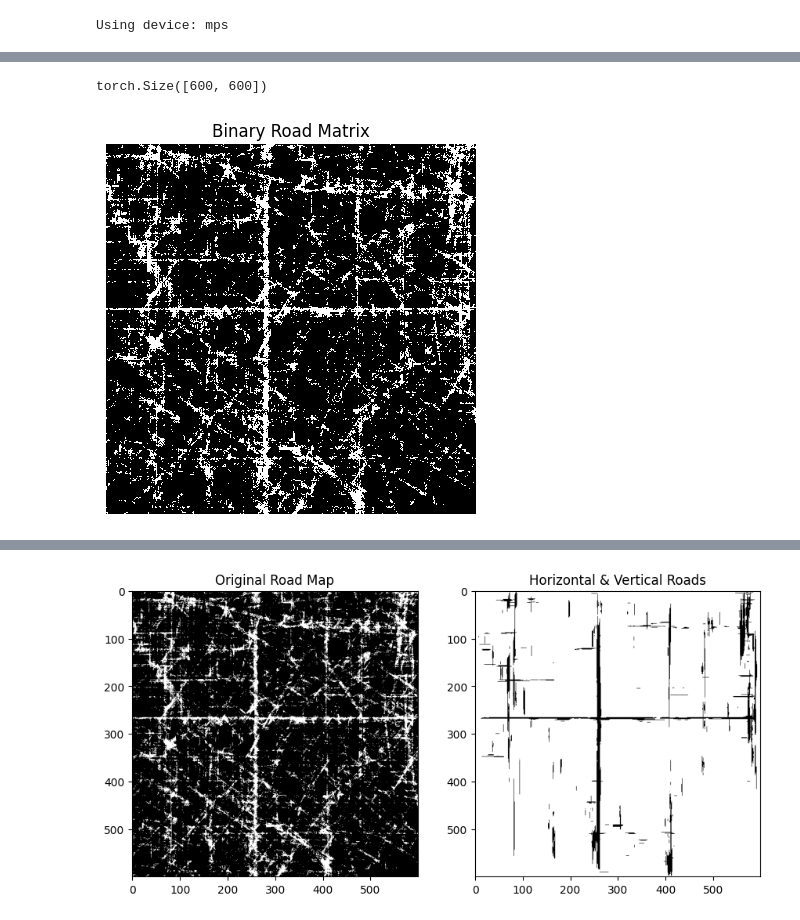
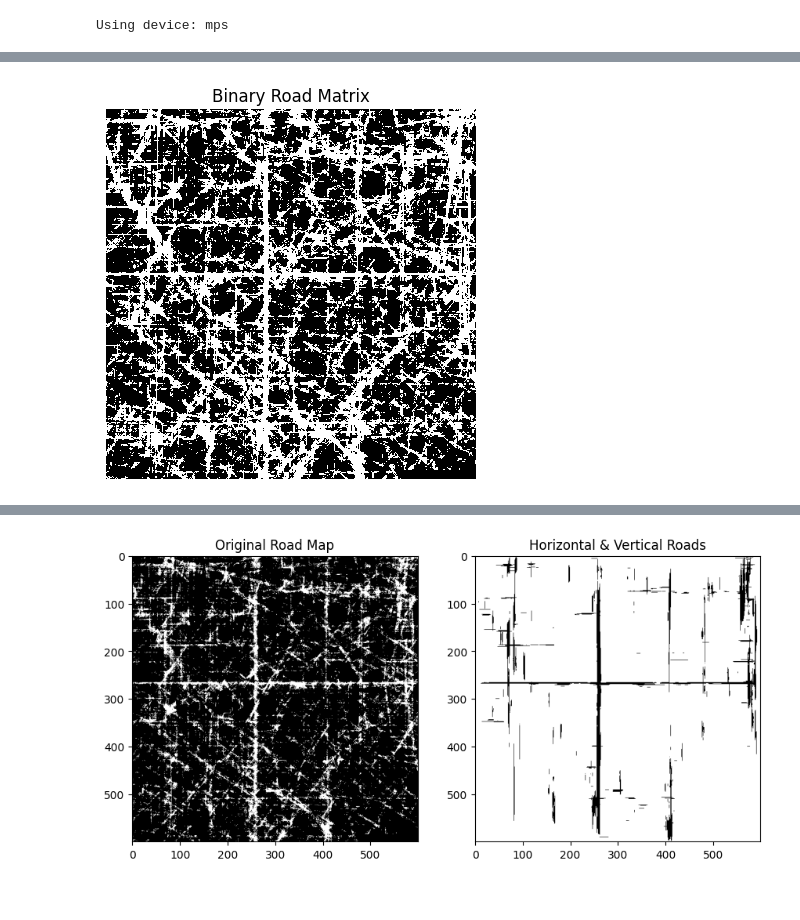
Before and after one commit to partharora1105/Text-To-World-Map, a Jupyter notebook: src/main.ipynb, the cells around one changed output, grey strips where cells are left out. Cells and saved outputs as stored; diff of their text form; code cells hidden in the pictures.

```diff
--- a/src/main.ipynb
+++ b/src/main.ipynb
@@ -549,7 +549,7 @@ def train(road_embeddings, roads_matrices):
     optimizer = torch.optim.Adam(model.parameters(), lr=1e-3)
 
     # Training Loop
-    epochs = 5
+    epochs = 20
     for epoch in range(epochs):
         model.train()
         epoch_loss = 0.0
@@ -599,10 +614,5 @@ Epoch 5/5, Loss: 0.0783
 # %%
-predicted_roads = test(model, "sparse")
+predicted_roads = test(model, "Highly interconnected grid.")
+show_image_from_road_array(predicted_roads)
+# %% [output]
+[figure, added]
-# %%
-print(predicted_roads.shape)
-# %% [output]
-torch.Size([600, 600])
-# %%
-show_image_from_road_array(predicted_roads)
-# %% [output]
-[figure, removed]
```
Also changed, not shown: parts of 7 cells of this notebook.
